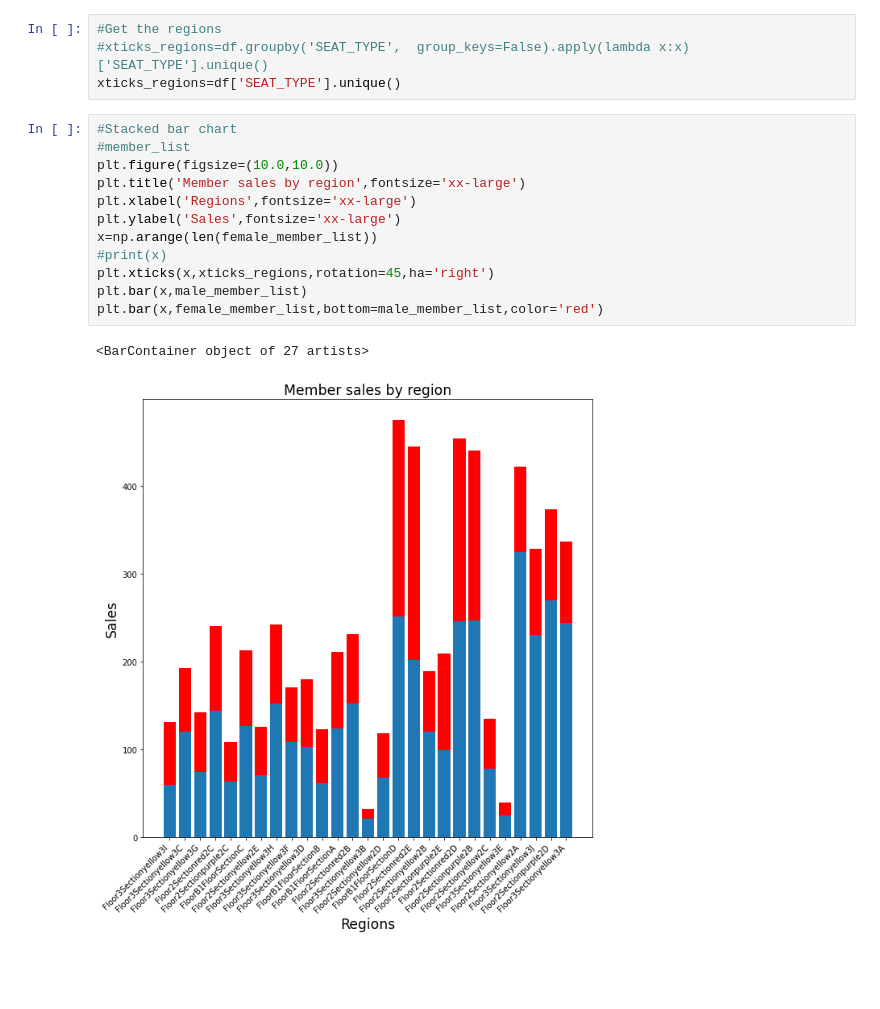
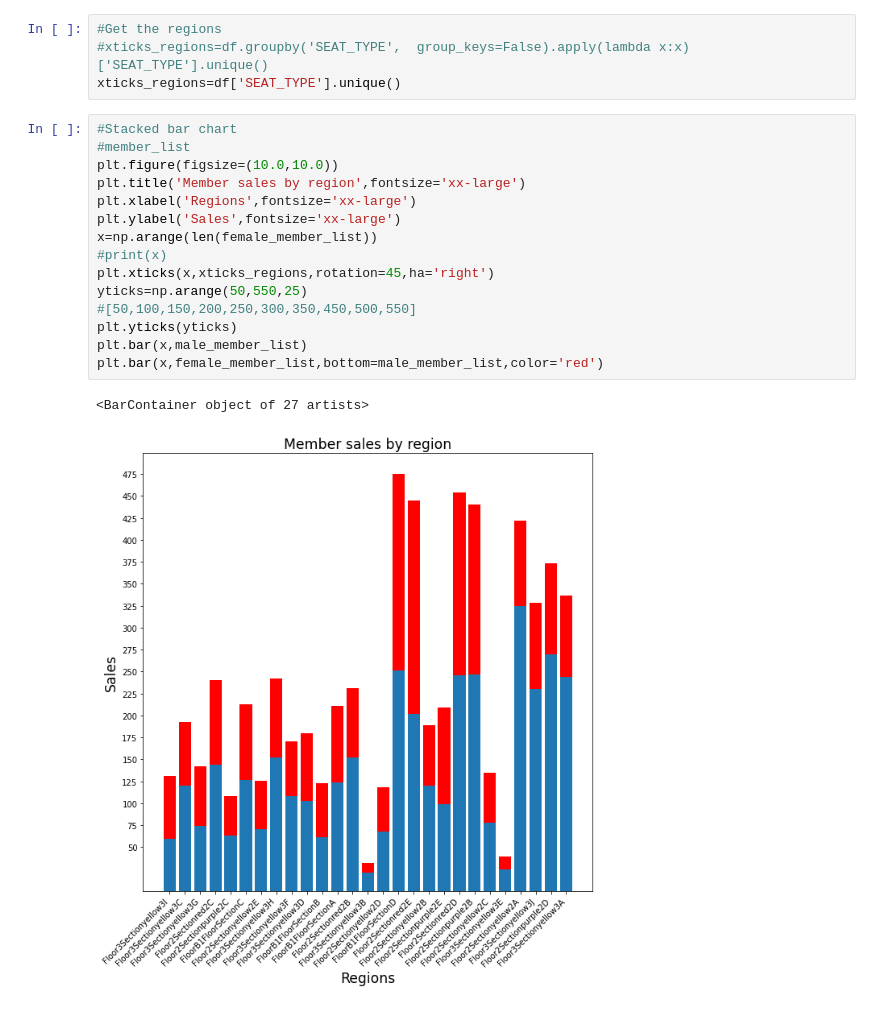
Before and after one commit to tengtengsnake/DS_info, a Jupyter notebook: final-graph-task-1.ipynb, the cells around one changed output. Saved outputs shown, nothing was run; the diff lists cells and outputs as text; blank space fills up the shorter version.

Commit message:
Kaggle Notebook | Final_graph_task_1 | Version 2

```diff
--- a/final-graph-task-1.ipynb
+++ b/final-graph-task-1.ipynb
@@ -134,18 +131,21 @@ xticks_regions=df['SEAT_TYPE'].unique()
 # %%
 #Stacked bar chart
 #member_list
 plt.figure(figsize=(10.0,10.0))
 plt.title('Member sales by region',fontsize='xx-large')
 plt.xlabel('Regions',fontsize='xx-large')
 plt.ylabel('Sales',fontsize='xx-large')
 x=np.arange(len(female_member_list))
 #print(x)
 plt.xticks(x,xticks_regions,rotation=45,ha='right')
+yticks=np.arange(50,550,25)
+#[50,100,150,200,250,300,350,450,500,550]
+plt.yticks(yticks)
 plt.bar(x,male_member_list)
 plt.bar(x,female_member_list,bottom=male_member_list,color='red')
 # %% [output]
 <BarContainer object of 27 artists>
-[figure, old version]
+[figure, new version]
 # %%
 #Stacked bar chart
 #non_member_list
```
Also changed, not shown: parts of 2 cells of this notebook.
